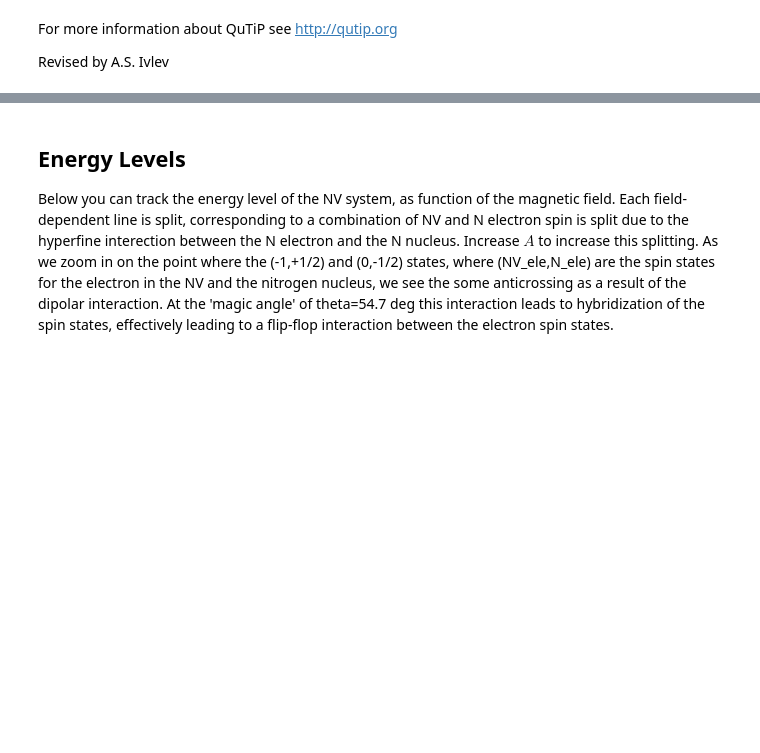
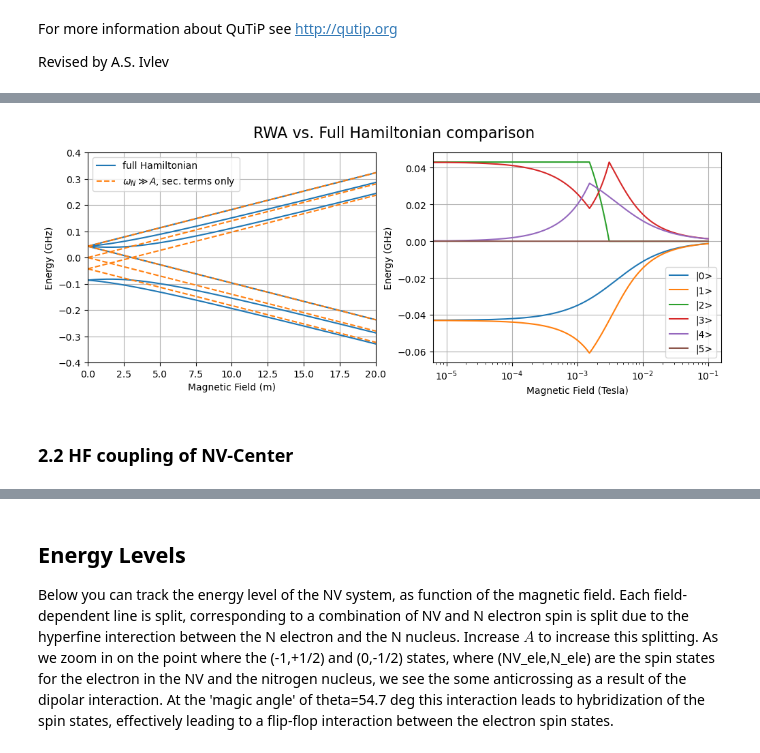
Before and after one commit to RoaldvdBoogaart/QDQC_project, a Jupyter notebook: code/7_HF_couplings_P1center.ipynb, the cells around one changed output, grey strips where cells are left out. Saved outputs shown, nothing was run; the diff lists cells and outputs as text; code cells hidden in the pictures; blank space fills up the shorter version.

```diff
--- a/code/7_HF_couplings_P1center.ipynb
+++ b/code/7_HF_couplings_P1center.ipynb
@@ -23,0 +106,42 @@ from hamiltonians import nitrogen_vacancy_hamiltonian, nitrogen_hamiltonian, dip
+# %%
+fig, ax = plt.subplots(1, 2, figsize=(12, 4))
+
+fig.suptitle('RWA vs. Full Hamiltonian comparison', fontsize=16)
+
+for i in range(6):
+    if i == 0:
+        ax[0].plot(b_fields * 1e3, (N_eigen_energies[i, :] / 1e9).tolist(),
+                   label='full Hamiltonian',
+                   color='C0')
+    else:
+        ax[0].plot(b_fields * 1e3, (N_eigen_energies[i, :] / 1e9).tolist(),
+                   color='C0')
+
+for i in range(6):
+    if i == 0:
+        ax[0].plot(b_fields * 1e3, (N_eigen_energies_rwa[i, :] / 1e9).tolist(), label=r'$\omega_N \gg A$, sec. terms only', color='C1', linestyle='--')
+    else:
+        ax[0].plot(b_fields * 1e3, (N_eigen_energies_rwa[i, :] / 1e9).tolist(), color='C1', linestyle='--')
+
+
+for i in range(6):
+
+    ax[1].semilogx(b_fields, (N_eigen_energies[i, :] / 1e9 - N_eigen_energies_rwa[i, :] / 1e9).tolist(), label=f'|{i}>')
+
+ax[0].set_xlabel('Magnetic Field (m)')
+ax[0].set_ylabel('Energy (GHz)')
+ax[0].set_xlim(0, 200e-1)
+ax[0].set_ylim(-0.4, 0.4)
+ax[0].grid()
+ax[0].legend()
+
+ax[1].set_xlabel('Magnetic Field (Tesla)')
+ax[1].set_ylabel('Energy (GHz)')
+ax[1].grid()
+ax[1].legend()
+
+fig.show()
+# %% [output]
+[figure, added]
+# %% [markdown]
+### 2.2 HF coupling of NV-Center
```
Also changed, not shown: parts of 24 cells of this notebook, 2 other files.
